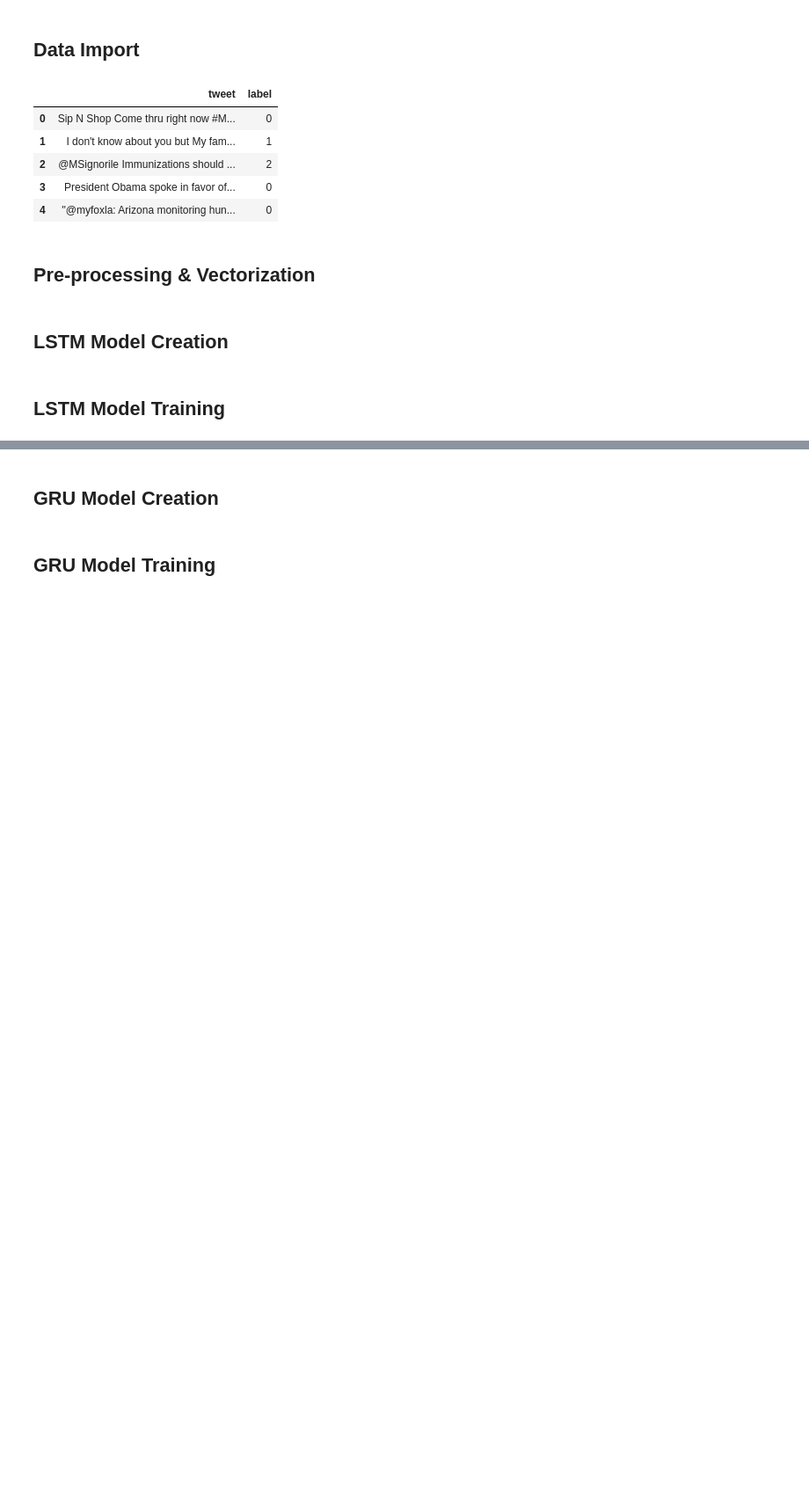
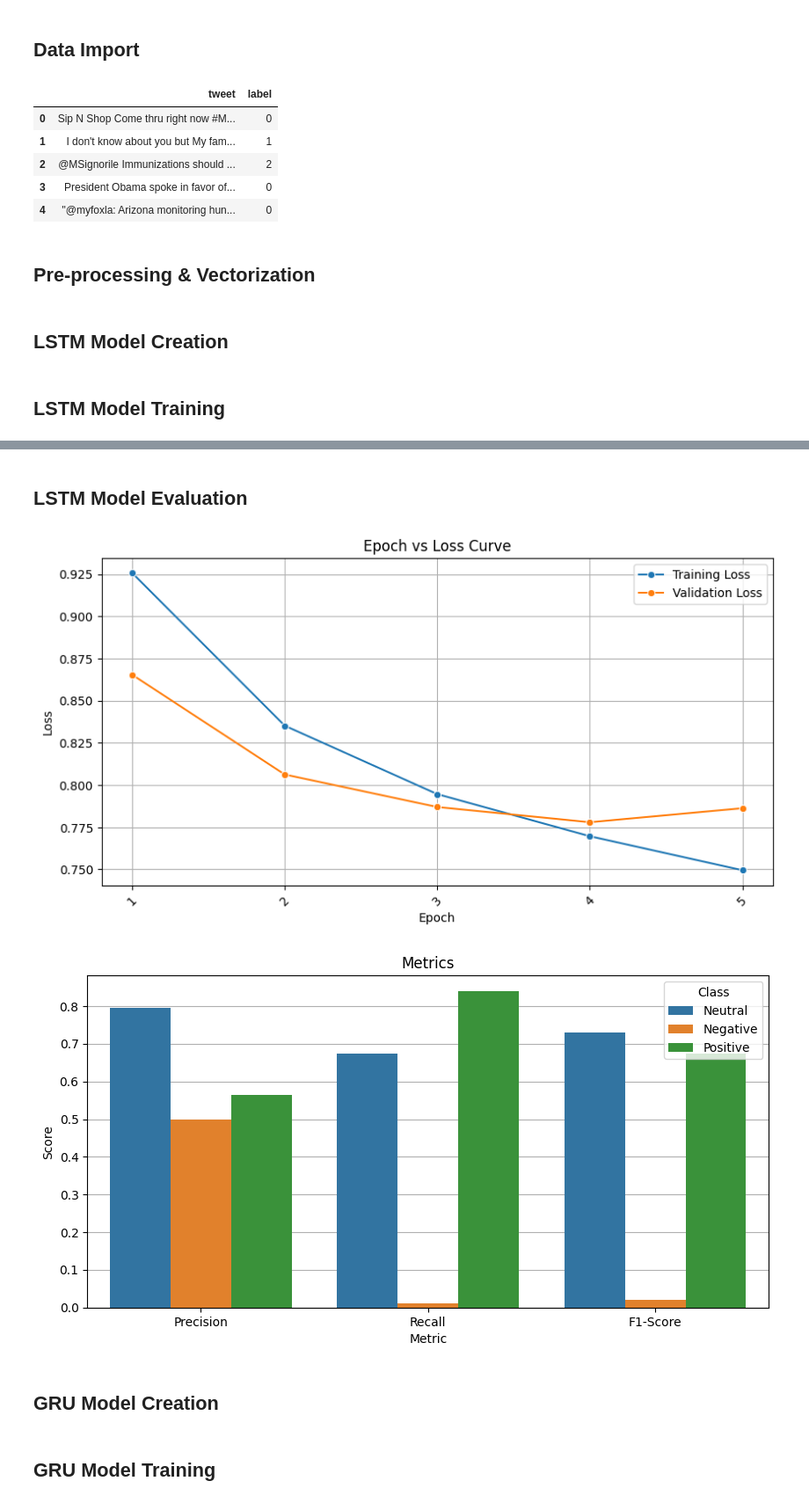
Before and after one commit to d-maniatakos/covid19-vaccine-sentiment-analysis, a Jupyter notebook: vaccine_sentiment_classifier_using_rnn.ipynb, the cells around one changed output, grey strips where cells are left out. Shown: that part at 88% size. Cells and saved outputs as stored; diff of their text form; code cells hidden in the pictures; blank space fills up the shorter version.

Commit message:
evaluation of models

```diff
--- a/vaccine_sentiment_classifier_using_rnn.ipynb
+++ b/vaccine_sentiment_classifier_using_rnn.ipynb
@@ -168,9 +164,14 @@ model = LSTM(x_size, hidden_size, num_of_classes, num_of_layers)
 optimizer = torch.optim.Adam(model.parameters(), lr=learning_rate)
 
 
+model.train()
+
+training_loss = []
+validation_loss = []
 
 for epoch in range(num_of_epochs):
   batch_losses = []
+
   for index, (x, y) in enumerate(train_dataloader):
     y_pred = model(x)
     loss = loss_function(y_pred, y)
@@ -184,5 +185,6 @@ for epoch in range(num_of_epochs):
   val_pred = model(x_validation)
   val_loss = loss_function(val_pred, torch.tensor(y_validation, dtype=torch.long))
   print('Epoch: ' + str(epoch+1) + '/' + str(num_of_epochs) + ' Training Loss: ' + str(round(sum(batch_losses)/len(train_dataloader), 4)) + ' Validation Loss: ' + str(round(val_loss.item(), 4)))
-  predictions = torch.argmax(val_pred, dim=1).tolist()
+  validation_loss.append(val_loss.item())
+  training_loss.append(sum(batch_losses)/len(train_dataloader))
 # %% [output]
@@ -194,3 +196,49 @@ Epoch: 5/5 Training Loss: 0.7505 Validation Loss: 0.77
+# %% [markdown]
+## **LSTM Model Evaluation**
+# %%
+def compute_metrics(predictions, real_values):
+  precisions = []
+  recalls = []
+  f1_scores = []
+
+  for i in range(3):
+    class_preds = list(map(lambda x: 1 if x==i else 0, predictions))
+    class_values = list(map(lambda x: 1 if x==i else 0, real_values))
+    precisions.append(precision_score(class_values, class_preds))
+    recalls.append(recall_score(class_values, class_preds))
+    f1_scores.append(f1_score(class_values, class_preds))
+
+  scores_df = pd.DataFrame({'Metric' : ['Precision' , 'Precision', 'Precision', 'Recall', 'Recall', 'Recall', 'F1-Score', 'F1-Score', 'F1-Score'],
+                            'Class' : ['Neutral', 'Negative', 'Positive', 'Neutral', 'Negative', 'Positive', 'Neutral', 'Negative', 'Positive'],
+                            'Score' : precisions + recalls + f1_scores})
+
+  plt.figure(figsize=(10, 5), dpi=100)
+  plt.title('Metrics')
+  plt.rc('axes', axisbelow=True)
+  plt.grid(zorder=0)
+  sns.barplot(y='Score', x='Metric', hue='Class', data=scores_df)
+  plt.show()
+
+# plot the epoch vs loss curve
+plt.figure(figsize=(10, 5), dpi=100)
+plt.title('Epoch vs Loss Curve')
+plt.xlabel('Epoch')
+plt.ylabel('Loss')
+sns.lineplot(x=range(1, num_of_epochs+1), y=training_loss,  marker="o")
+sns.lineplot(x=range(1, num_of_epochs+1), y=validation_loss,  marker="o")
+plt.xticks(range(1, num_of_epochs+1))
+plt.xticks(rotation=45)
+plt.legend(['Training Loss', 'Validation Loss'])
+plt.grid()
+plt.show()
+
+# plot the validation metrics
+model.eval()
+predictions = torch.argmax(model(x_validation), dim=1).tolist()
+compute_metrics(predictions, y_validation)
+# %% [output]
+[figure, added]
+[figure, added]
 # %% [markdown]
 ## **GRU Model Creation**
 # %%
```
Also changed, not shown: parts of 7 cells of this notebook.
